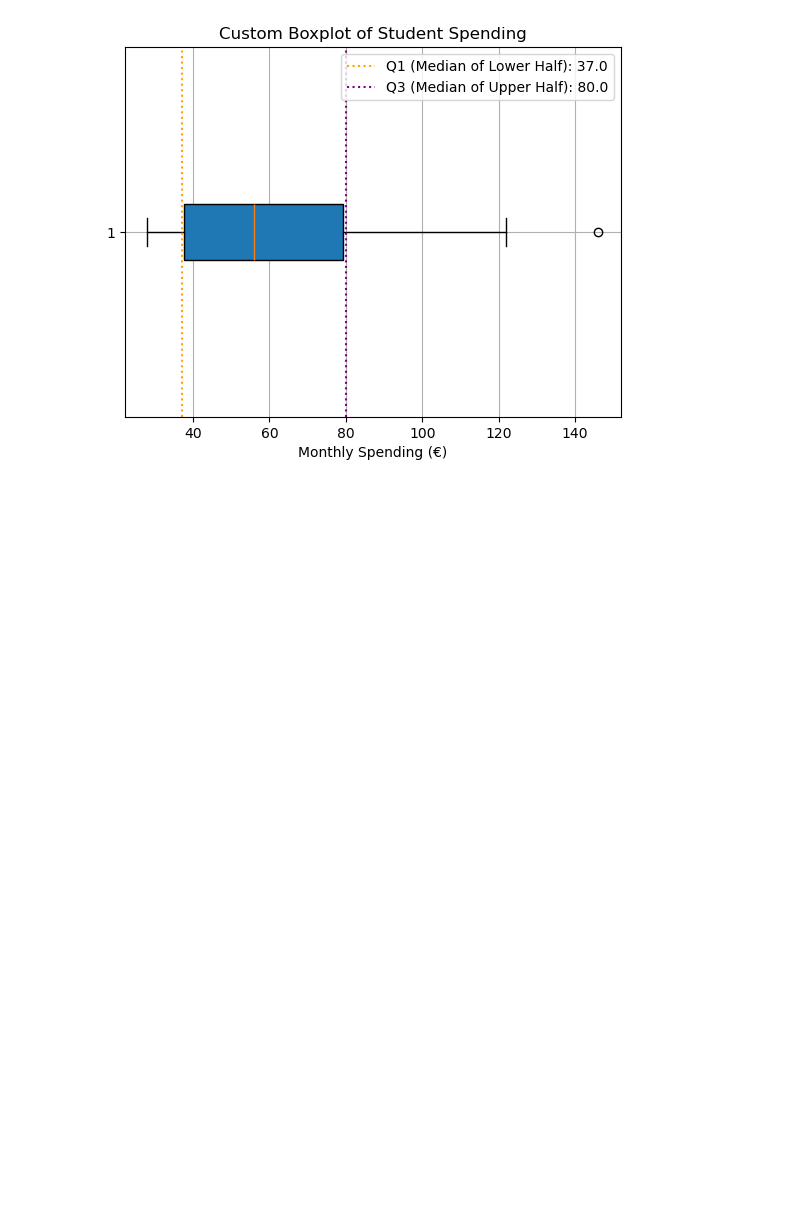
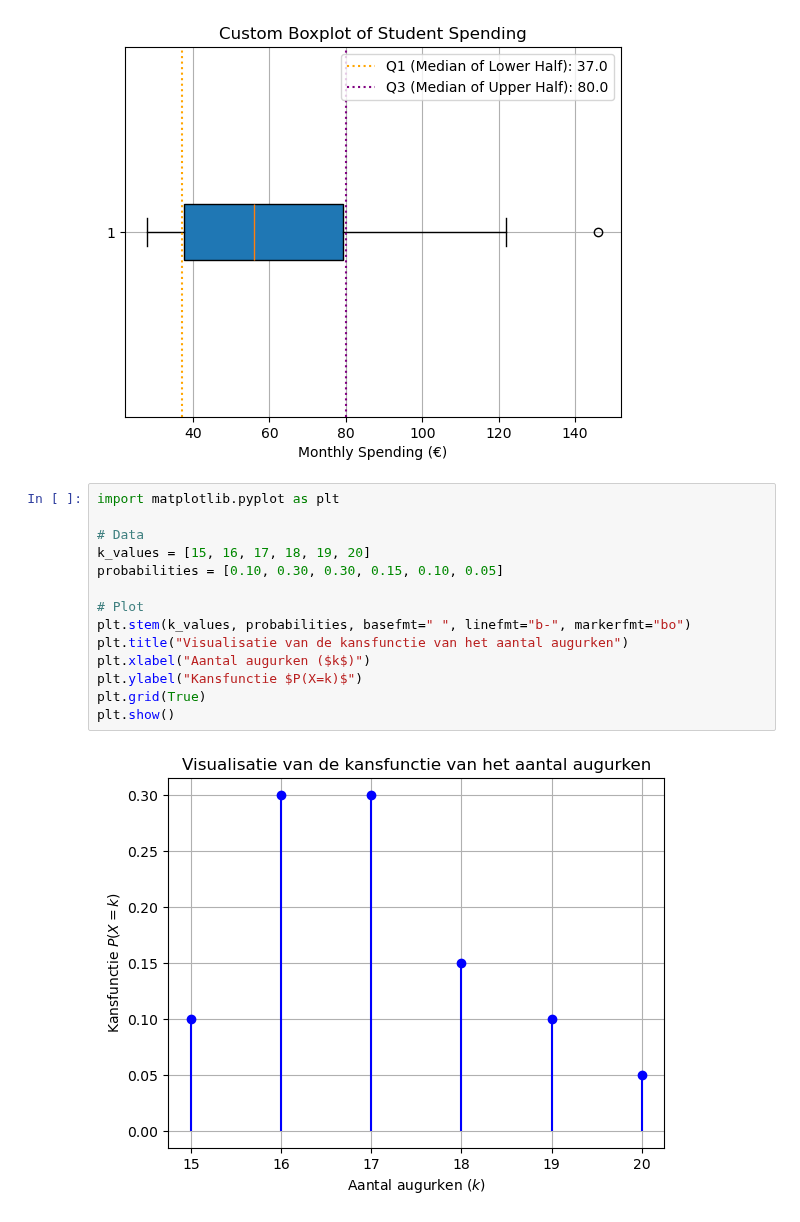
Before and after one commit to DBlom96/Statistiek, a Jupyter notebook: Python/visualisations.ipynb, the cells around one changed output. Drawn from its saved outputs; the diff is of its cells as text; blank space fills up the shorter version.

```diff
--- a/Python/visualisations.ipynb
+++ b/Python/visualisations.ipynb
@@ -389,3 +389,19 @@ Custom Q1: 37.0, Custom Q3: 80.0, IQR: 43.0
 Lower Bound: -27.5, Upper Bound: 144.5
 Outliers: [146]
 [figure]
+# %%
+import matplotlib.pyplot as plt
+
+# Data
+k_values = [15, 16, 17, 18, 19, 20]
+probabilities = [0.10, 0.30, 0.30, 0.15, 0.10, 0.05]
+
+# Plot
+plt.stem(k_values, probabilities, basefmt=" ", linefmt="b-", markerfmt="bo")
+plt.title("Visualisatie van de kansfunctie van het aantal augurken")
+plt.xlabel("Aantal augurken ($k$)")
+plt.ylabel("Kansfunctie $P(X=k)$")
+plt.grid(True)
+plt.show()
+# %% [output]
+[figure, added]
```
Also changed, not shown: parts of 1 cell of this notebook, 9 other files.
